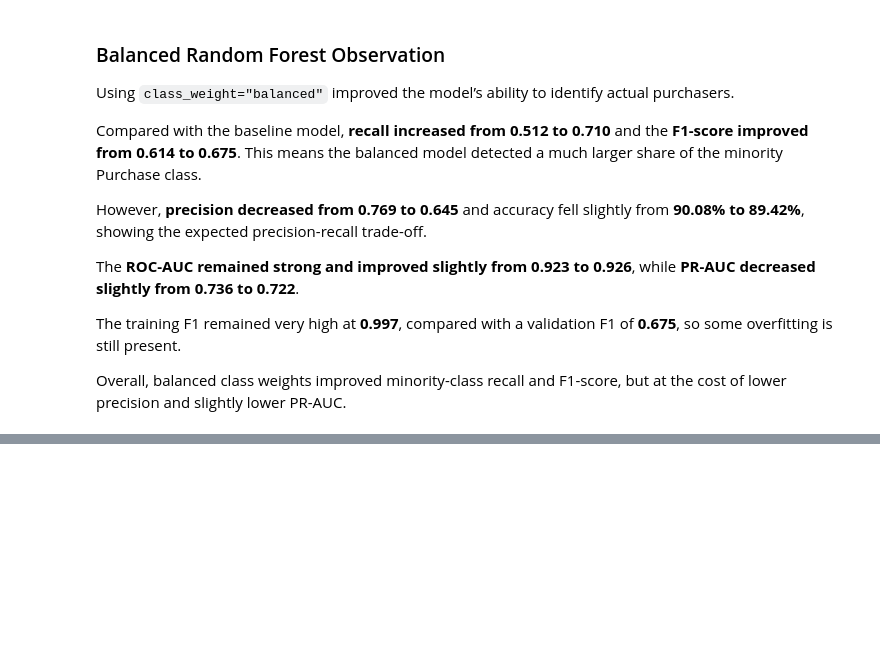
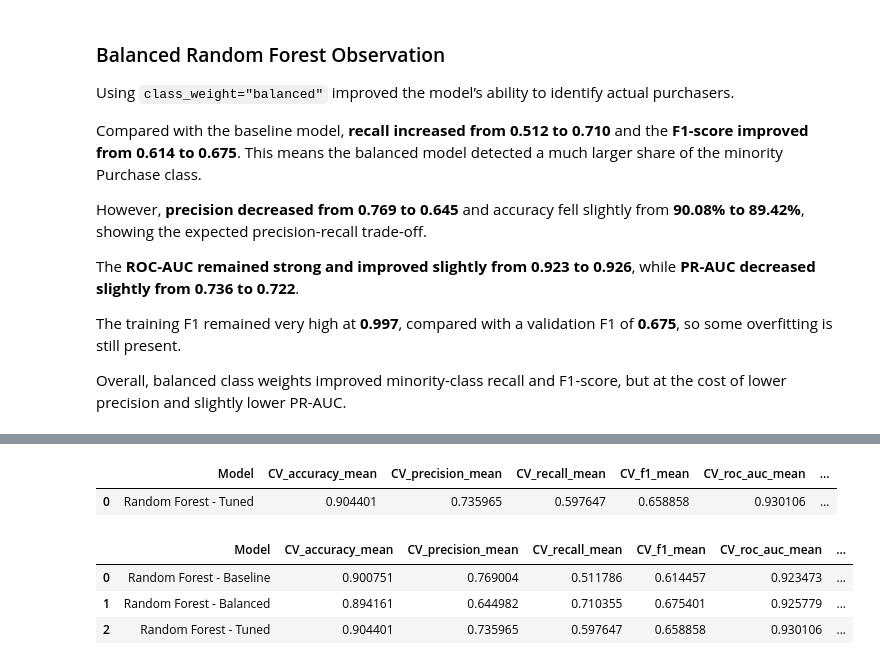
Before and after one commit to Inupama/BuySense, a Jupyter notebook: experiments/04d_random_forest.ipynb, the cells around one changed output, grey strips where cells are left out. Saved outputs shown, nothing was run; the diff lists cells and outputs as text; code cells hidden in the pictures; blank space fills up the shorter version.

```diff
--- a/experiments/04d_random_forest.ipynb
+++ b/experiments/04d_random_forest.ipynb
@@ -396,0 +430,14 @@ Overall, balanced class weights improved minority-class recall and F1-score, but
+# %%
+rf_search = RandomizedSearchCV(
+    estimator=rf_for_tuning,
+    param_distributions=rf_param_dist,
+    n_iter=30,
+    scoring="average_precision",
+    cv=cv,
+    random_state=42,
+    n_jobs=-1,
+    verbose=1,
+    refit=True
+)
+# %%
+rf_search.fit(X_train, y_train)
@@ -396,0 +494,49 @@ Overall, balanced class weights improved minority-class recall and F1-score, but
+# %%
+rf_tuned_row, rf_tuned_scores = summarize_cv(
+    "Random Forest - Tuned",
+    best_rf,
+    X_train,
+    y_train
+)
+# %%
+pd.DataFrame([rf_tuned_row])[
+    [
+        "Model",
+        "CV_accuracy_mean",
+        "CV_precision_mean",
+        "CV_recall_mean",
+        "CV_f1_mean",
+        "CV_roc_auc_mean",
+        "CV_pr_auc_mean",
+        "Train_F1_mean",
+        "Validation_F1_mean"
+    ]
+]
+# %% [output]
+|  | Model | CV_accuracy_mean | CV_precision_mean | CV_recall_mean | CV_f1_mean | CV_roc_auc_mean | ... |
+| 0 | Random Forest - Tuned | 0.904401 | 0.735965 | 0.597647 | 0.658858 | 0.930106 | ... |
+# %%
+rf_compare = pd.DataFrame([
+    rf_baseline_row,
+    rf_balanced_row,
+    rf_tuned_row
+])
+
+rf_compare[
+    [
+        "Model",
+        "CV_accuracy_mean",
+        "CV_precision_mean",
+        "CV_recall_mean",
+        "CV_f1_mean",
+        "CV_roc_auc_mean",
+        "CV_pr_auc_mean",
+        "Train_F1_mean",
+        "Validation_F1_mean"
+    ]
+]
+# %% [output]
+|  | Model | CV_accuracy_mean | CV_precision_mean | CV_recall_mean | CV_f1_mean | CV_roc_auc_mean | ... |
+| 0 | Random Forest - Baseline | 0.900751 | 0.769004 | 0.511786 | 0.614457 | 0.923473 | ... |
+| 1 | Random Forest - Balanced | 0.894161 | 0.644982 | 0.710355 | 0.675401 | 0.925779 | ... |
+| 2 | Random Forest - Tuned | 0.904401 | 0.735965 | 0.597647 | 0.658858 | 0.930106 | ... |
```
Also changed, not shown: parts of 28 cells of this notebook.
